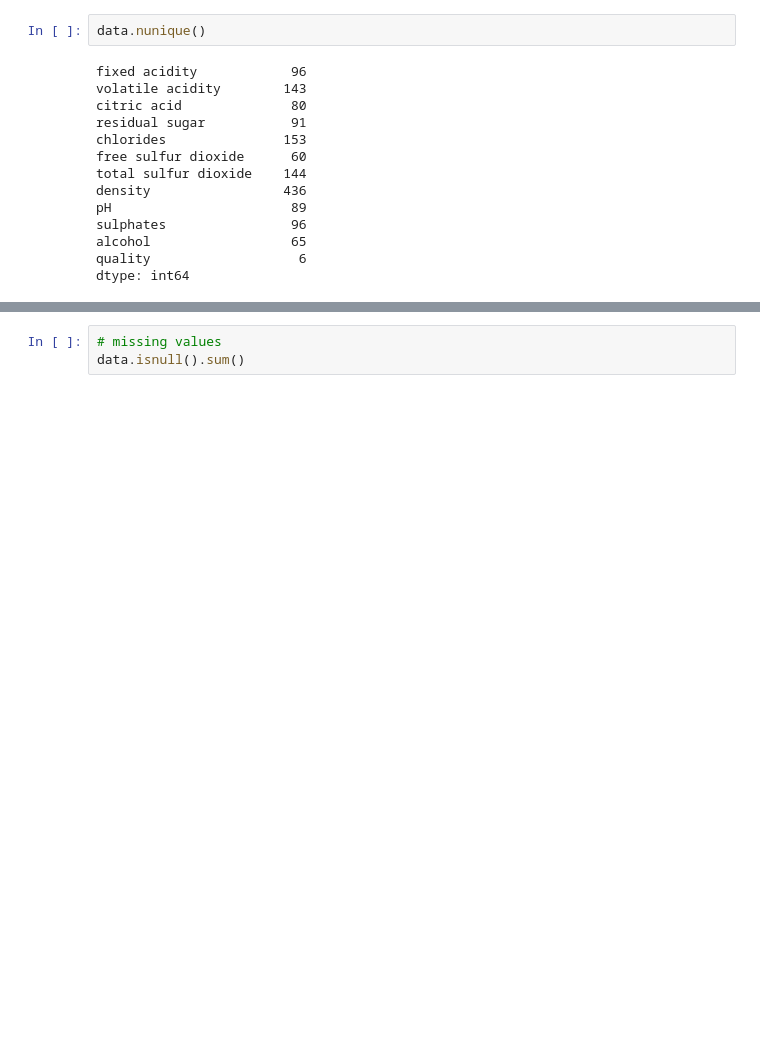
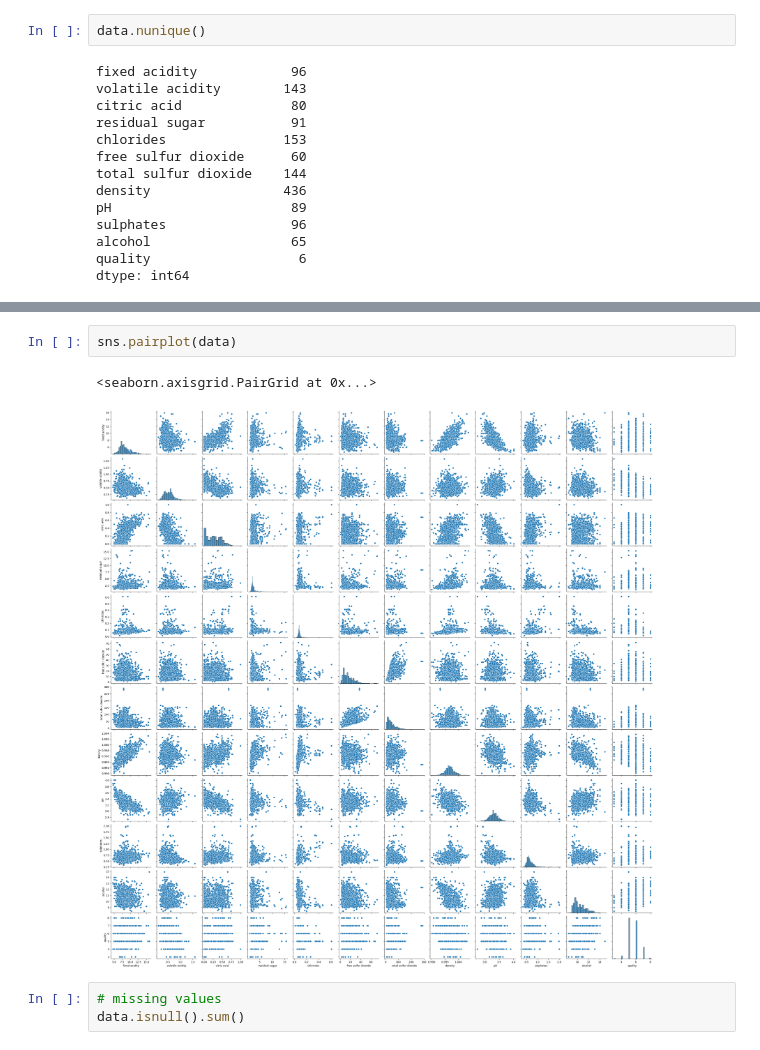
Before and after one commit to wachicode/LE1_Casapao_S, a Jupyter notebook: LE1_Casapao_S.ipynb, the cells around one changed output, grey strips where cells are left out. Drawn from its saved outputs; the diff is of its cells as text; blank space fills up the shorter version.

```diff
--- a/LE1_Casapao_S.ipynb
+++ b/LE1_Casapao_S.ipynb
@@ -89,3 +101,8 @@ data.corr()
+# %%
+sns.pairplot(data)
+# %% [output]
+<seaborn.axisgrid.PairGrid at 0x...>
+[figure, added]
 # %%
 # missing values
 data.isnull().sum()
```
Also changed, not shown: parts of 10 cells of this notebook.
